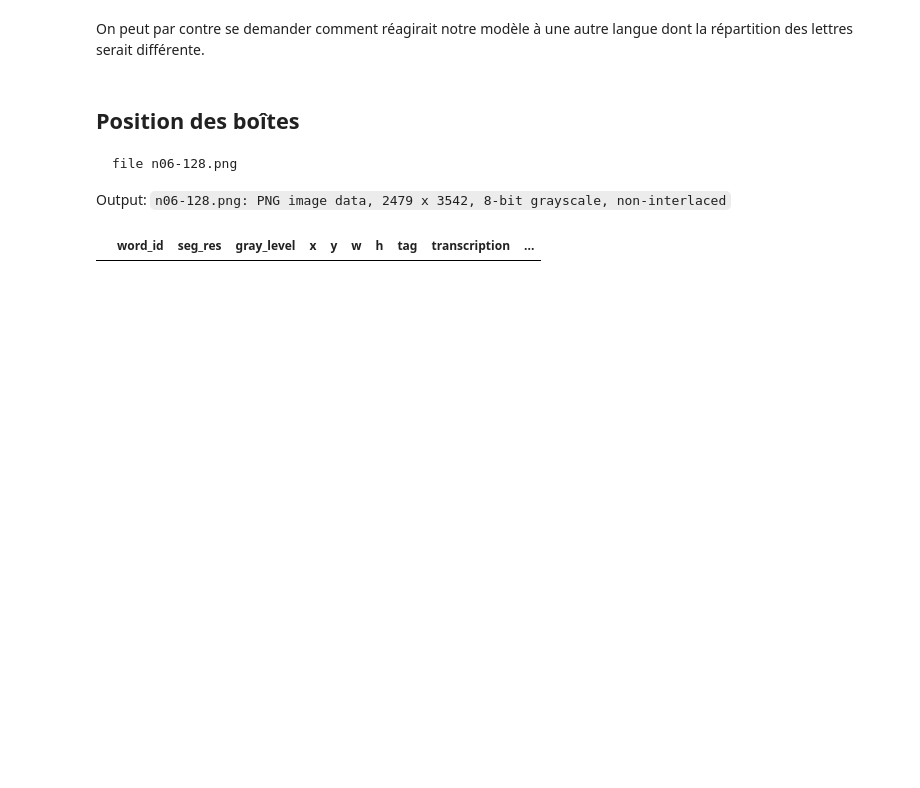
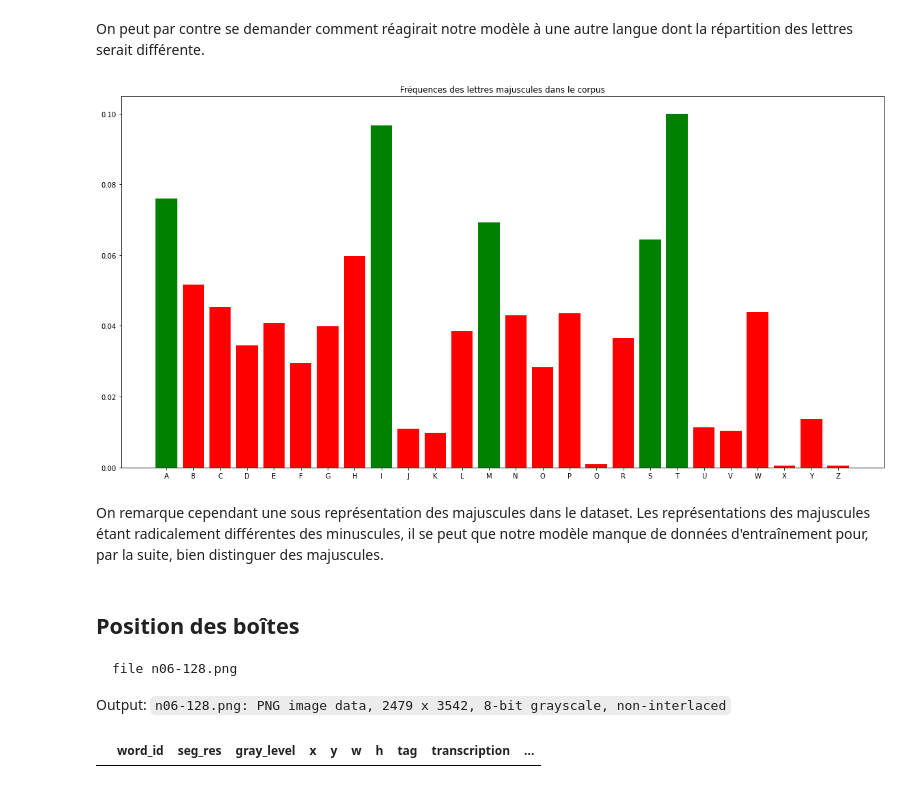
Before and after one commit to Jpec57/ocr-iam, a Jupyter notebook: notebooks/explorating_words.ipynb, the cells around one changed output. Saved outputs shown, nothing was run; the diff lists cells and outputs as text; code cells hidden in the pictures; blank space fills up the shorter version.

```diff
--- a/notebooks/explorating_words.ipynb
+++ b/notebooks/explorating_words.ipynb
@@ -387,6 +387,25 @@ Or, les fréquences des lettres anglaises semblent bien concordées avec la dist
 Source: https://www3.nd.edu/~busiforc/handouts/cryptography/letterfrequencies.html
 # %% [markdown]
 On peut par contre se demander comment réagirait notre modèle à une autre langue dont la répartition des lettres serait différente.
+# %%
+from functools import reduce
+
+alphabet_start = labels.index('A')
+alphabet_end = labels.index('Z')
+
+alphabet_labels = labels[alphabet_start:alphabet_end++1]
+alphabet_counts = counts[alphabet_start:alphabet_end+1]
+total_alphabet_occurences = reduce(lambda a, b: a + b,  alphabet_counts)
+colors = [('green' if p > 1000 else 'red') for p in alphabet_counts]
+
+plt.figure(figsize=(20,10))
+plt.title("Fréquences des lettres majuscules dans le corpus")
+plt.bar(alphabet_labels, [count / total_alphabet_occurences for count in alphabet_counts], color=colors)
+plt.show()
+# %% [output]
+[figure, added]
+# %% [markdown]
+On remarque cependant une sous représentation des majuscules dans le dataset. Les représentations des majuscules étant radicalement différentes des minuscules, il se peut que notre modèle manque de données d'entraînement pour, par la suite, bien distinguer des majuscules.
 # %% [markdown]
 ## Position des boîtes
 
```
Also changed, not shown: parts of 4 cells of this notebook.
